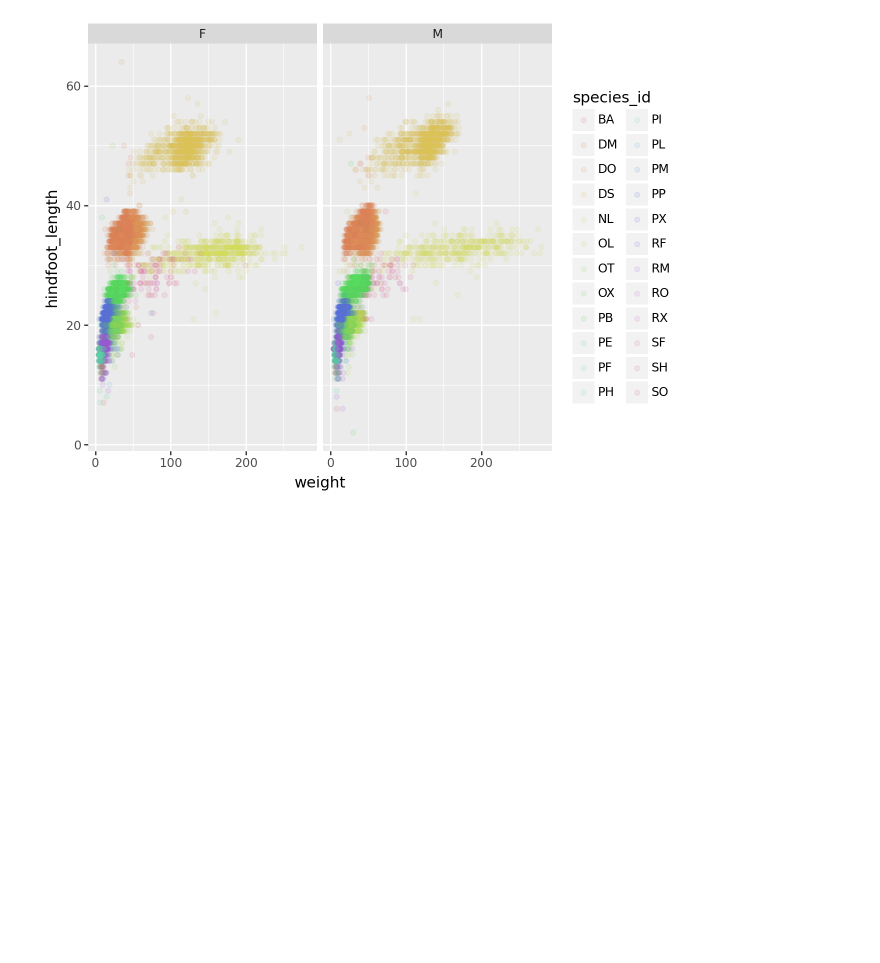
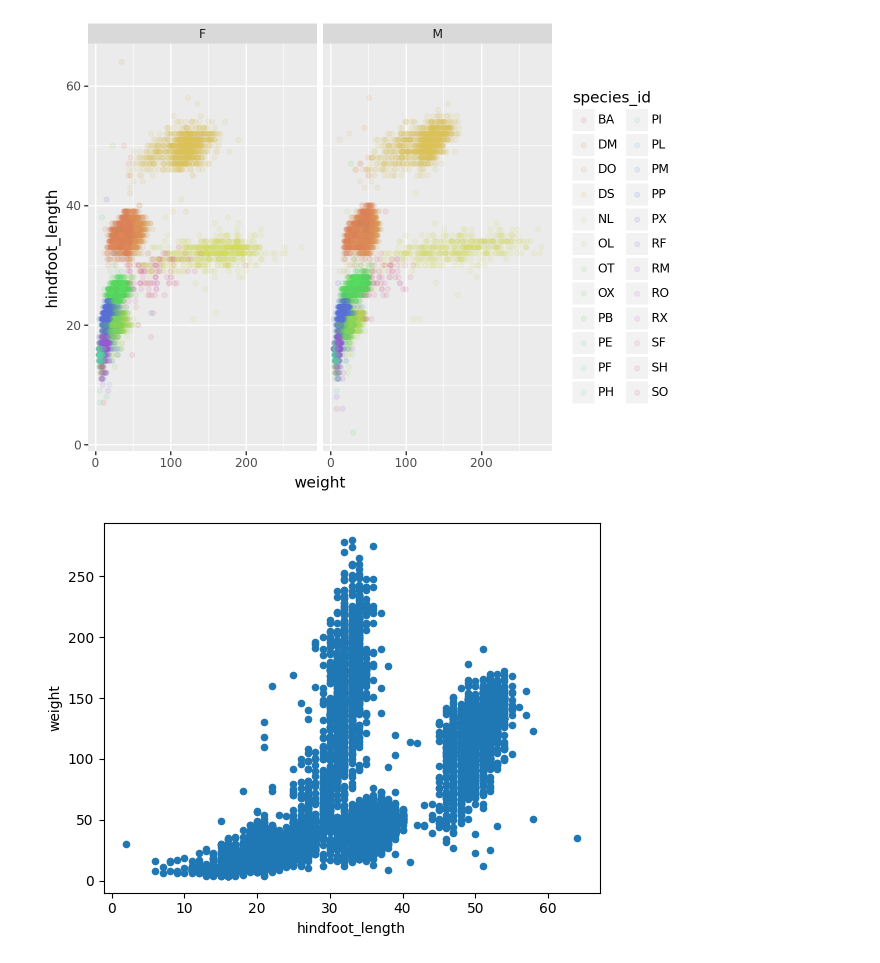
Before and after one commit to theodoraaaa/data-vis-python, a Jupyter notebook: survey_data_vis.ipynb, the cells around one changed output. Drawn from its saved outputs; the diff is of its cells as text; code cells hidden in the pictures; blank space fills up the shorter version.

```diff
--- a/survey_data_vis.ipynb
+++ b/survey_data_vis.ipynb
@@ -169,0 +172,5 @@ yearly_counts
+# %%
+surveys = pd.read_csv("data/surveys.csv")
+my_plot = surveys.plot("hindfoot_length", "weight", kind="scatter")
+# %% [output]
+[figure, added]
```
Also changed, not shown: parts of 4 cells of this notebook.
